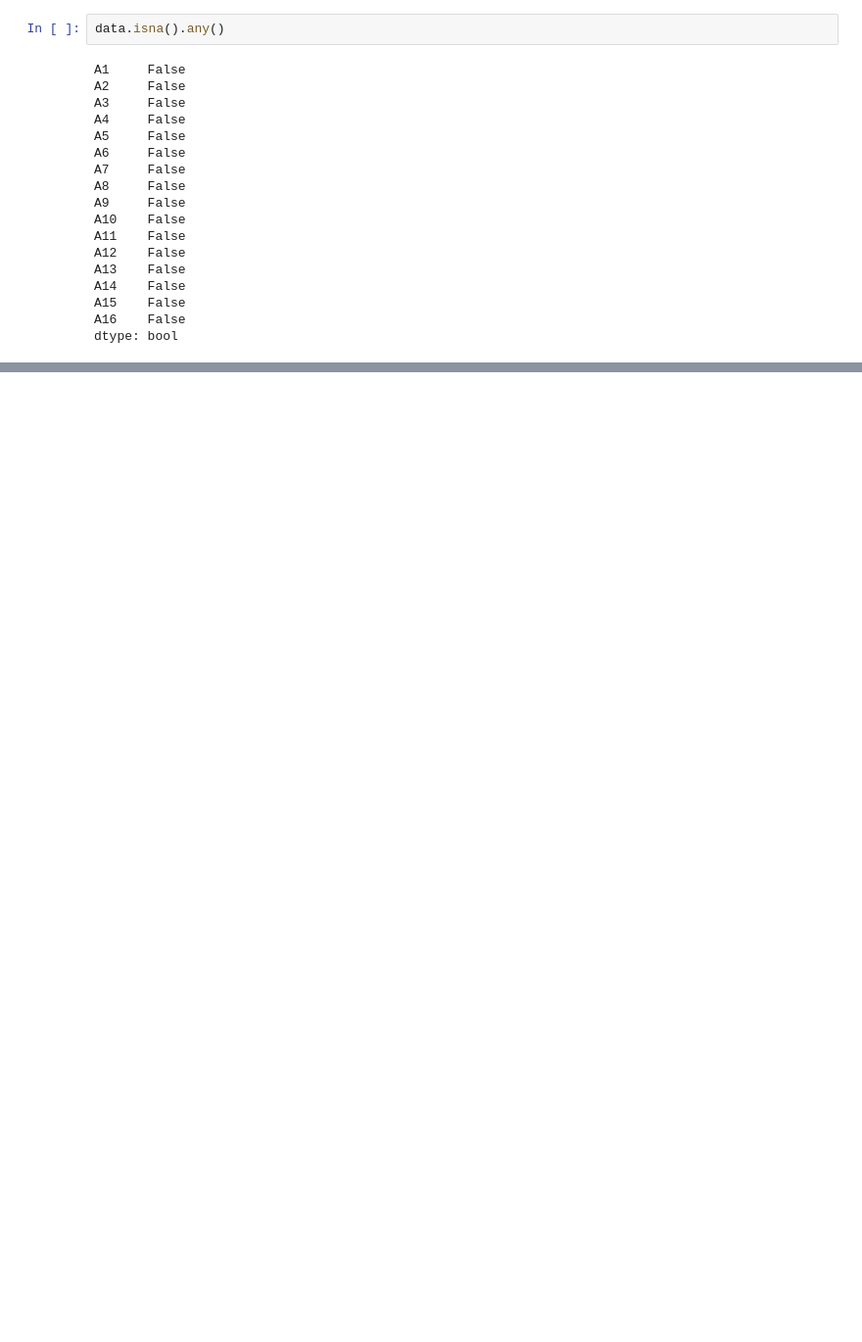
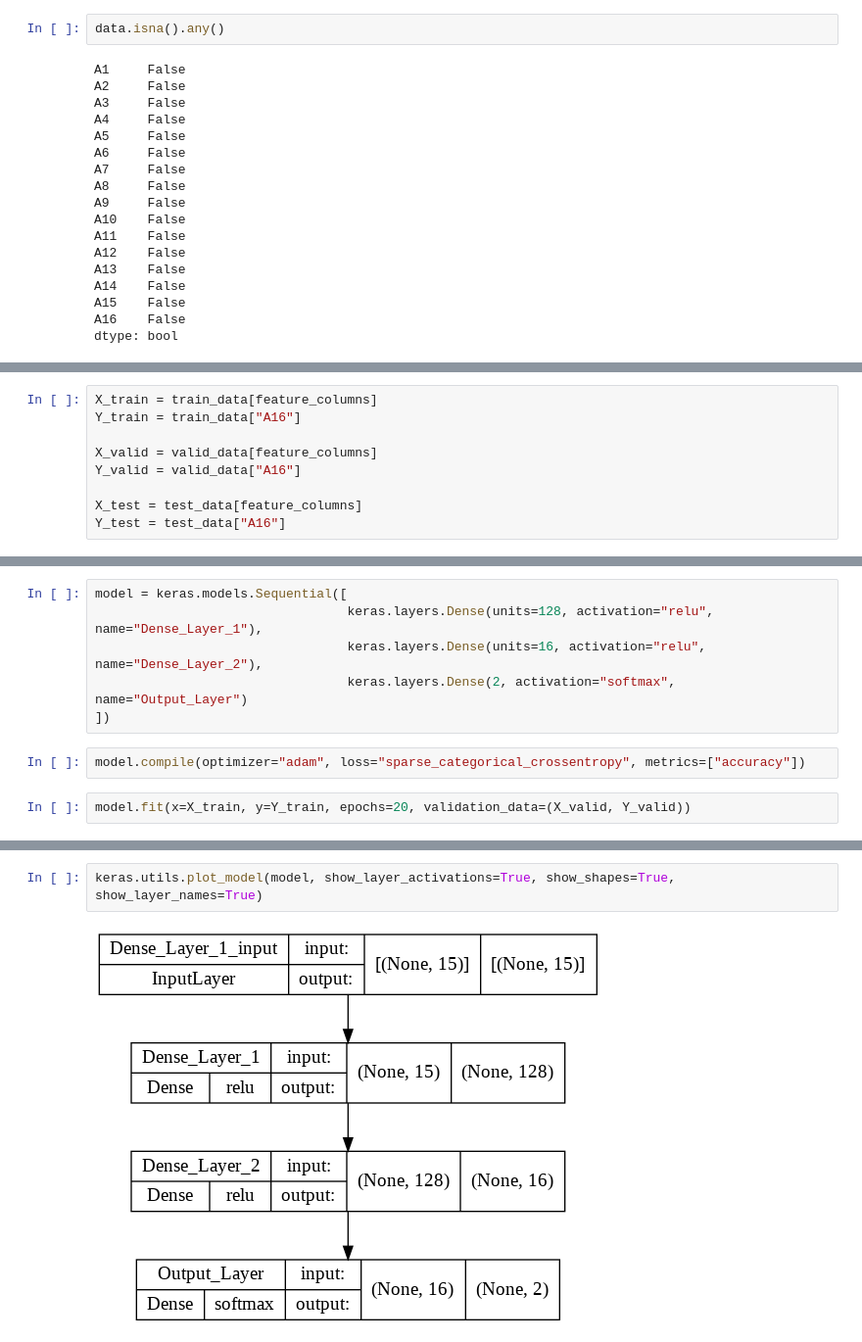
Before and after one commit to AUT-Student/NN-HW1, a Jupyter notebook: NN_HW1.ipynb, the cells around one changed output, grey strips where cells are left out. Shown: that part at 98% size. Cells and saved outputs as stored; diff of their text form; blank space fills up the shorter version.

```diff
--- a/NN_HW1.ipynb
+++ b/NN_HW1.ipynb
@@ -89,0 +101,9 @@ data
+# %%
+X_train = train_data[feature_columns]
+Y_train = train_data["A16"]
+
+X_valid = valid_data[feature_columns]
+Y_valid = valid_data["A16"]
+
+X_test = test_data[feature_columns]
+Y_test = test_data["A16"]
@@ -89,0 +149,10 @@ data
+# %%
+model = keras.models.Sequential([
+                                 keras.layers.Dense(units=128, activation="relu", name="Dense_Layer_1"),
+                                 keras.layers.Dense(units=16, activation="relu", name="Dense_Layer_2"),
+                                 keras.layers.Dense(2, activation="softmax", name="Output_Layer")
+])
+# %%
+model.compile(optimizer="adam", loss="sparse_categorical_crossentropy", metrics=["accuracy"])
+# %%
+model.fit(x=X_train, y=Y_train, epochs=20, validation_data=(X_valid, Y_valid))
@@ -89,0 +178,4 @@ data
+# %%
+keras.utils.plot_model(model, show_layer_activations=True, show_shapes=True, show_layer_names=True)
+# %% [output]
+[figure, added]
```
Also changed, not shown: parts of 26 cells of this notebook.
